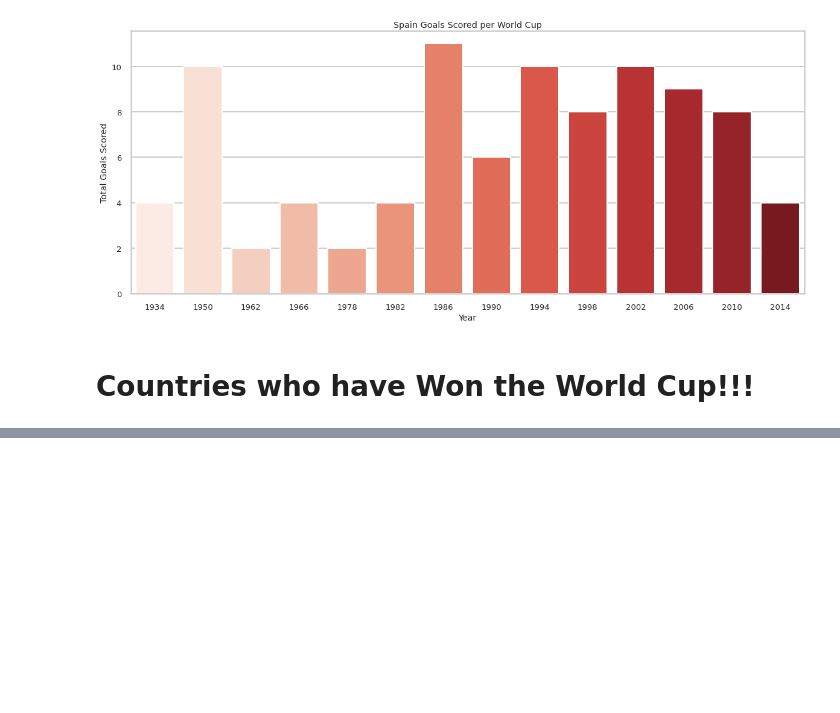
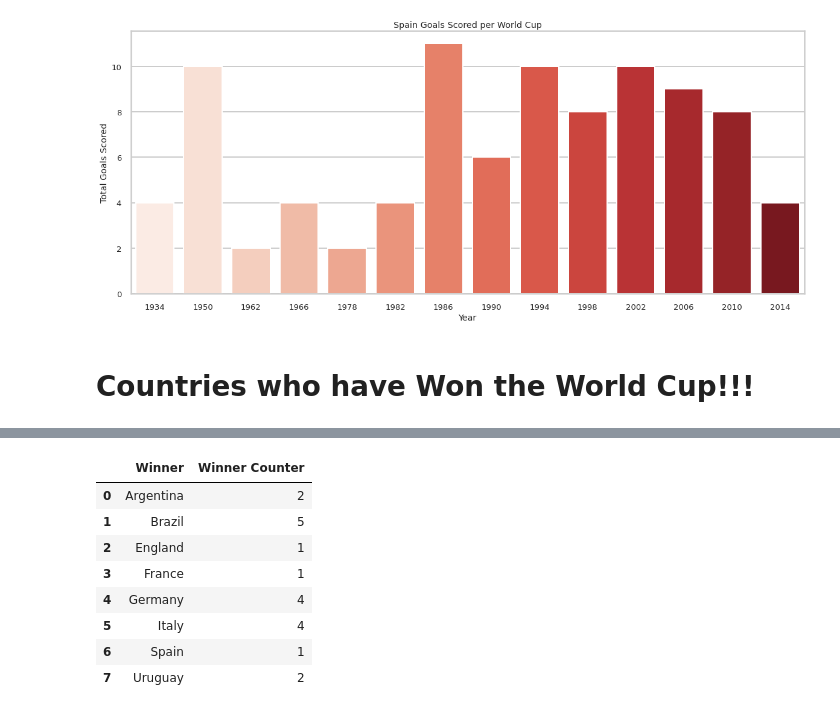
Before and after one commit to princeKike27/Fifa-World-Cup, a Jupyter notebook: FIFA_World_Cup.ipynb, the cells around one changed output, grey strips where cells are left out. Cells and saved outputs as stored; diff of their text form; code cells hidden in the pictures; blank space fills up the shorter version.

```diff
--- a/FIFA_World_Cup.ipynb
+++ b/FIFA_World_Cup.ipynb
@@ -227,0 +254,15 @@ See the caveats in the documentation: https://pandas.pydata.org/pandas-docs/stab
+# %%
+# groupby Winner
+cup_winners = df_worldcups.groupby('Winner').Country.count().reset_index()
+cup_winners.rename(columns={'Country': 'Winner Counter'}, inplace=True)
+cup_winners
+# %% [output]
+|  | Winner | Winner Counter |
+| 0 | Argentina | 2 |
+| 1 | Brazil | 5 |
+| 2 | England | 1 |
+| 3 | France | 1 |
+| 4 | Germany | 4 |
+| 5 | Italy | 4 |
+| 6 | Spain | 1 |
+| 7 | Uruguay | 2 |
```
Also changed, not shown: parts of 6 cells of this notebook.
